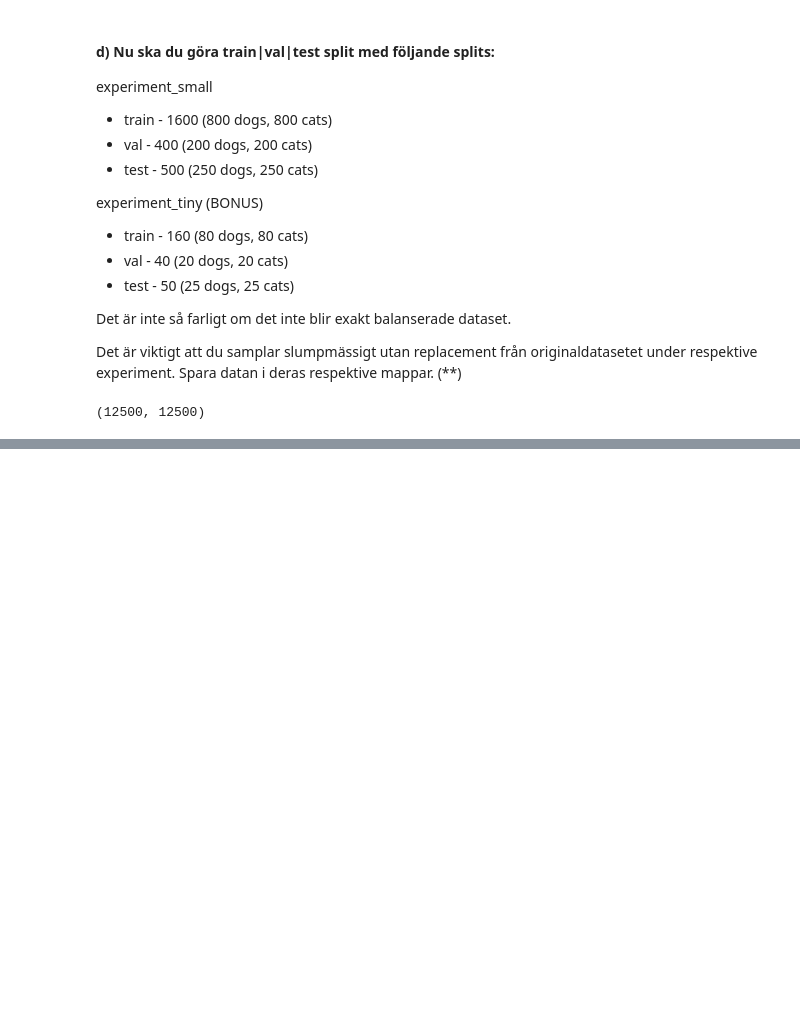
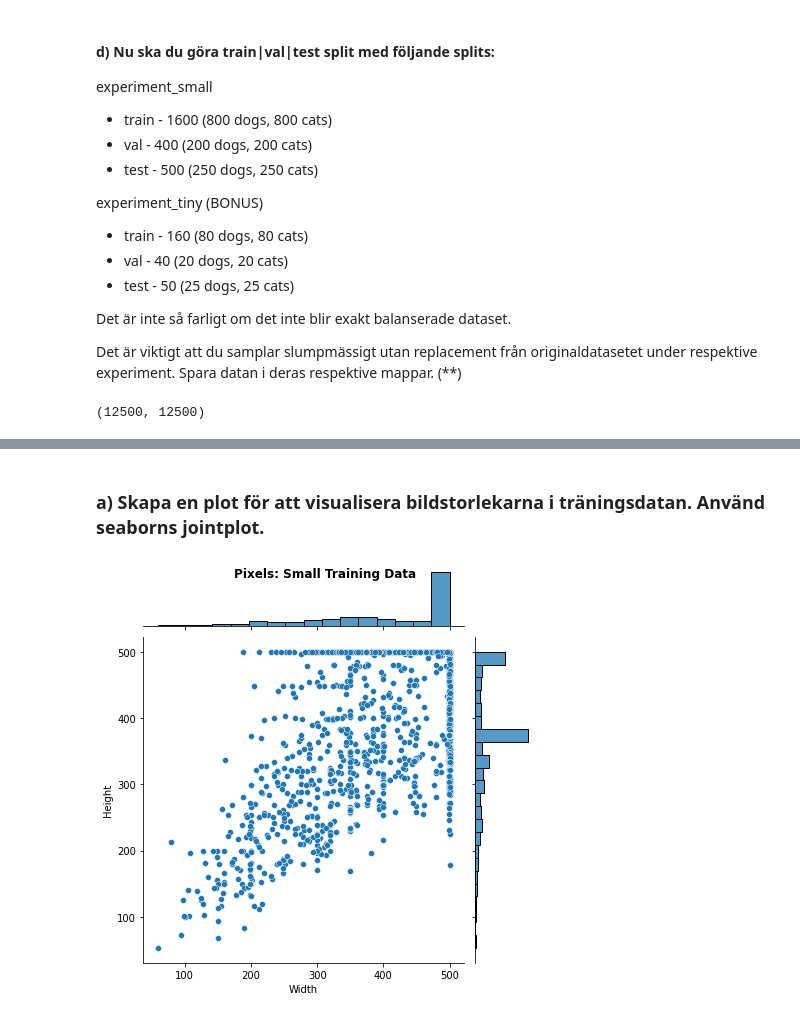
Before and after one commit to Anna-MariaSjolund/Deep-Learning-Anna-MariaSjolund, a Jupyter notebook: labs/lab_dogs_vs_cats.ipynb, the cells around one changed output, grey strips where cells are left out. Saved outputs shown, nothing was run; the diff lists cells and outputs as text; code cells hidden in the pictures; blank space fills up the shorter version.

```diff
--- a/labs/lab_dogs_vs_cats.ipynb
+++ b/labs/lab_dogs_vs_cats.ipynb
@@ -193,0 +237,14 @@ split_data(tiny_test, "experiment_tiny_data/test")
+# %% [markdown]
+### a) Skapa en plot för att visualisera bildstorlekarna i träningsdatan. Använd seaborns jointplot.
+# %%
+height_small = [X_train_small[i].shape[0] for i in range(len(X_train_small))]
+width_small = [X_train_small[i].shape[1] for i in range(len(X_train_small))]
+
+height_tiny = [X_train_tiny[i].shape[0] for i in range(len(X_train_tiny))]
+width_tiny = [X_train_tiny[i].shape[1] for i in range(len(X_train_tiny))]
+# %%
+fig = sns.jointplot(x=width_small, y=height_small)
+fig.ax_joint.set(xlabel="Width", ylabel="Height")
+fig.fig.suptitle("Pixels: Small Training Data", size=12, fontweight="bold");
+# %% [output]
+[figure, added]
```
Also changed, not shown: parts of 16 cells of this notebook.
